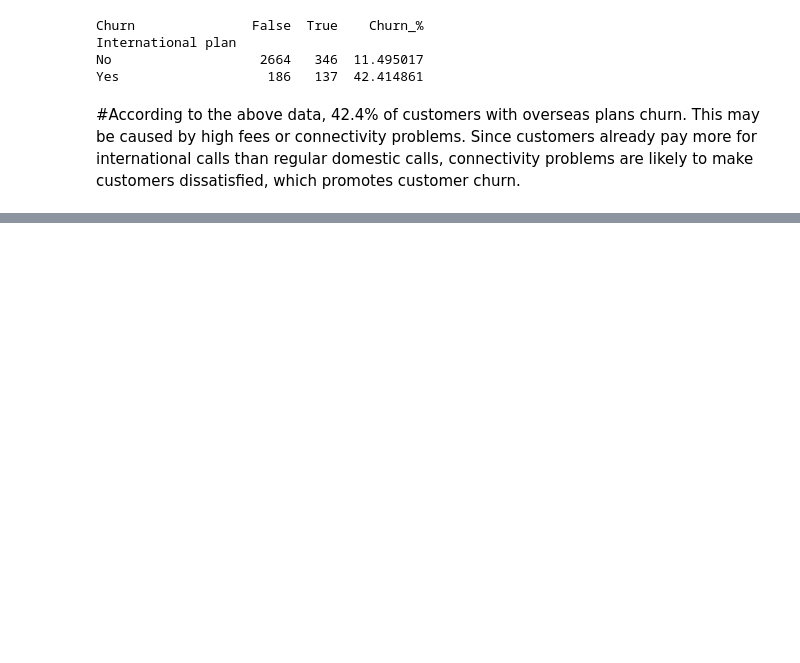
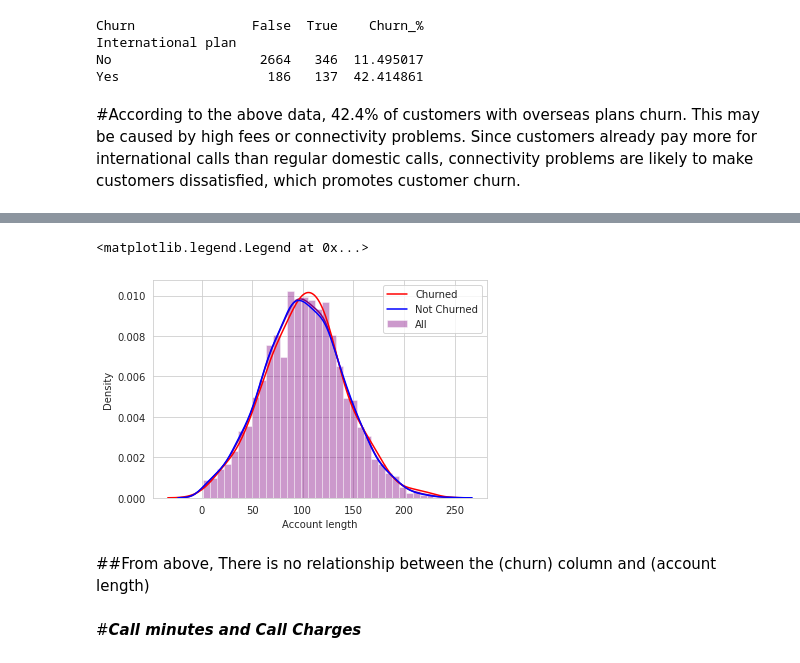
Before and after one commit to PUNEETSUBHANJI/Exploratory-Data-Analysis-of-churn-dataset, a Jupyter notebook: EDA_Telecom_Churn_analysis.ipynb, the cells around one changed output, grey strips where cells are left out. Drawn from its saved outputs; the diff is of its cells as text; code cells hidden in the pictures; blank space fills up the shorter version.

```diff
--- a/EDA_Telecom_Churn_analysis.ipynb
+++ b/EDA_Telecom_Churn_analysis.ipynb
@@ -295,0 +298,4 @@ Yes                   186   137  42.414861
+# %%
+#creat two separate dataset for churned and not churned customer
+churn_cust_df = tele_churn_df[tele_churn_df["Churn"] == bool(True)]
+not_churn_cust_df = tele_churn_df[tele_churn_df["Churn"] == bool(False)]
@@ -295,0 +308,13 @@ Yes                   186   137  42.414861
+# %%
+#comparison of churned Account Length and not churned Account Length
+sns.distplot(tele_churn_df["Account length"], color = 'purple', label = 'All')
+sns.distplot(churn_cust_df['Account length'],color = "red",hist=False,label="Churned")
+sns.distplot(not_churn_cust_df['Account length'],color = 'blue', label = 'Not Churned',hist = False)
+plt.legend()
+# %% [output]
+<matplotlib.legend.Legend at 0x...>
+[figure, added]
+# %% [markdown]
+##From above, There is no relationship between the (churn) column and (account length)
+# %% [markdown]
+#***Call minutes and Call Charges***
```
Also changed, not shown: parts of 15 cells of this notebook.
